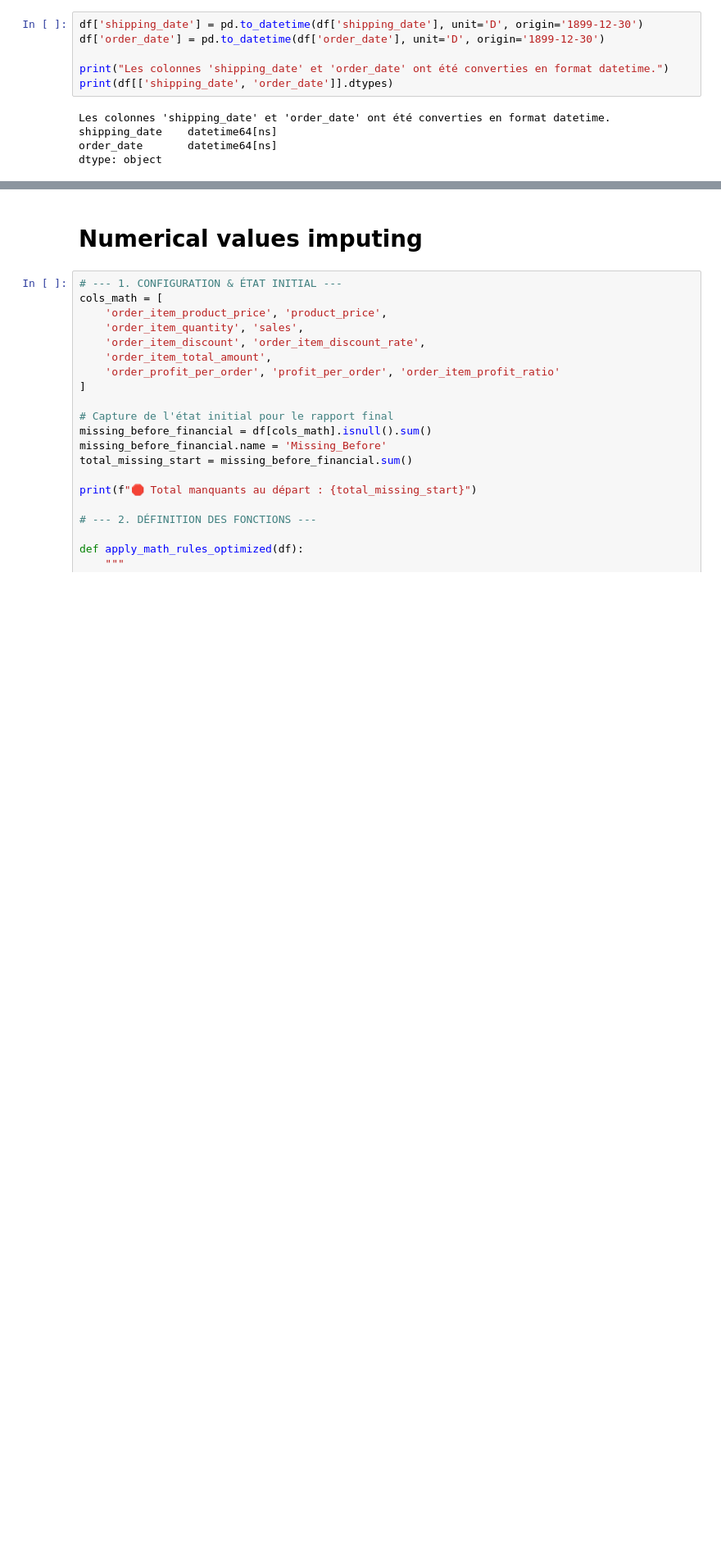
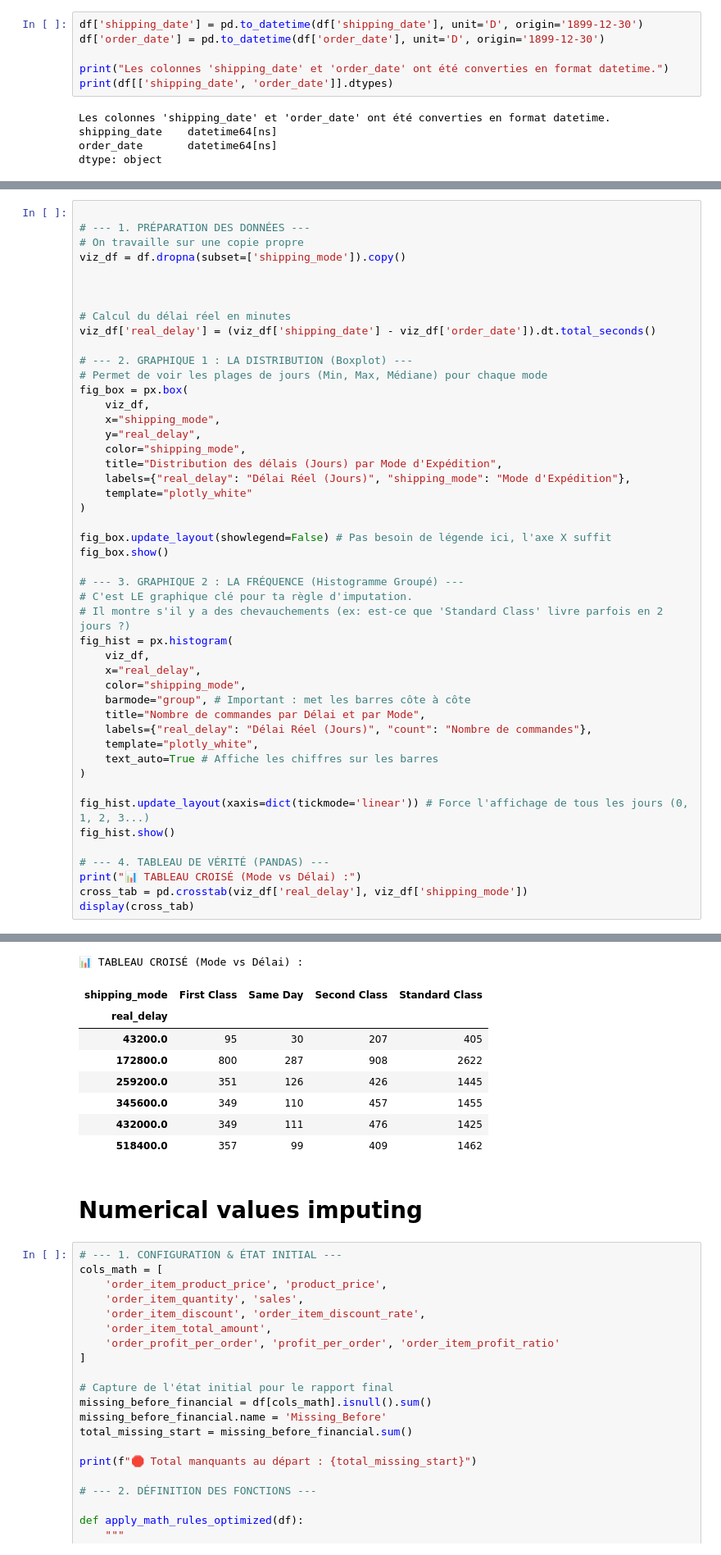
Before and after one commit to moubarik-ashraf/DS_Project, a Jupyter notebook: notebooks/01_exploration.ipynb, the cells around one changed output, grey strips where cells are left out. Shown: that part at 82% size. Drawn from its saved outputs; the diff is of its cells as text; blank space fills up the shorter version.

```diff
--- a/notebooks/01_exploration.ipynb
+++ b/notebooks/01_exploration.ipynb
@@ -686,0 +765,48 @@ dtype: datetime64[ns]
+# %%
+
+# --- 1. PRÉPARATION DES DONNÉES ---
+# On travaille sur une copie propre
+viz_df = df.dropna(subset=['shipping_mode']).copy()
+
+
+
+# Calcul du délai réel en minutes
+viz_df['real_delay'] = (viz_df['shipping_date'] - viz_df['order_date']).dt.total_seconds()
+
+# --- 2. GRAPHIQUE 1 : LA DISTRIBUTION (Boxplot) ---
+# Permet de voir les plages de jours (Min, Max, Médiane) pour chaque mode
+fig_box = px.box(
+    viz_df,
+    x="shipping_mode",
+    y="real_delay",
+    color="shipping_mode",
+    title="Distribution des délais (Jours) par Mode d'Expédition",
+    labels={"real_delay": "Délai Réel (Jours)", "shipping_mode": "Mode d'Expédition"},
+    template="plotly_white"
+)
+
+fig_box.update_layout(showlegend=False) # Pas besoin de légende ici, l'axe X suffit
+fig_box.show()
+
+# --- 3. GRAPHIQUE 2 : LA FRÉQUENCE (Histogramme Groupé) ---
+# C'est LE graphique clé pour ta règle d'imputation.
+# Il montre s'il y a des chevauchements (ex: est-ce que 'Standard Class' livre parfois en 2 jours ?)
+fig_hist = px.histogram(
+    viz_df,
+    x="real_delay",
+    color="shipping_mode",
+    barmode="group", # Important : met les barres côte à côte
+    title="Nombre de commandes par Délai et par Mode",
+    labels={"real_delay": "Délai Réel (Jours)", "count": "Nombre de commandes"},
+    template="plotly_white",
+    text_auto=True # Affiche les chiffres sur les barres
+)
+
+fig_hist.update_layout(xaxis=dict(tickmode='linear')) # Force l'affichage de tous les jours (0, 1, 2, 3...)
+fig_hist.show()
+
+# --- 4. TABLEAU DE VÉRITÉ (PANDAS) ---
+print("📊 TABLEAU CROISÉ (Mode vs Délai) :")
+cross_tab = pd.crosstab(viz_df['real_delay'], viz_df['shipping_mode'])
+display(cross_tab)
+# %% [output]
@@ -687,3 +815,12 @@ dtype: datetime64[ns]
+📊 TABLEAU CROISÉ (Mode vs Délai) :
+| shipping_mode | First Class | Same Day | Second Class | Standard Class |
+| real_delay |  |  |  |  |
+| 43200.0 | 95 | 30 | 207 | 405 |
+| 172800.0 | 800 | 287 | 908 | 2622 |
+| 259200.0 | 351 | 126 | 426 | 1445 |
+| 345600.0 | 349 | 110 | 457 | 1455 |
+| 432000.0 | 349 | 111 | 476 | 1425 |
+| 518400.0 | 357 | 99 | 409 | 1462 |
 # %% [markdown]
 # Numerical values imputing
 # %%
```
Also changed, not shown: parts of 18 cells of this notebook.
